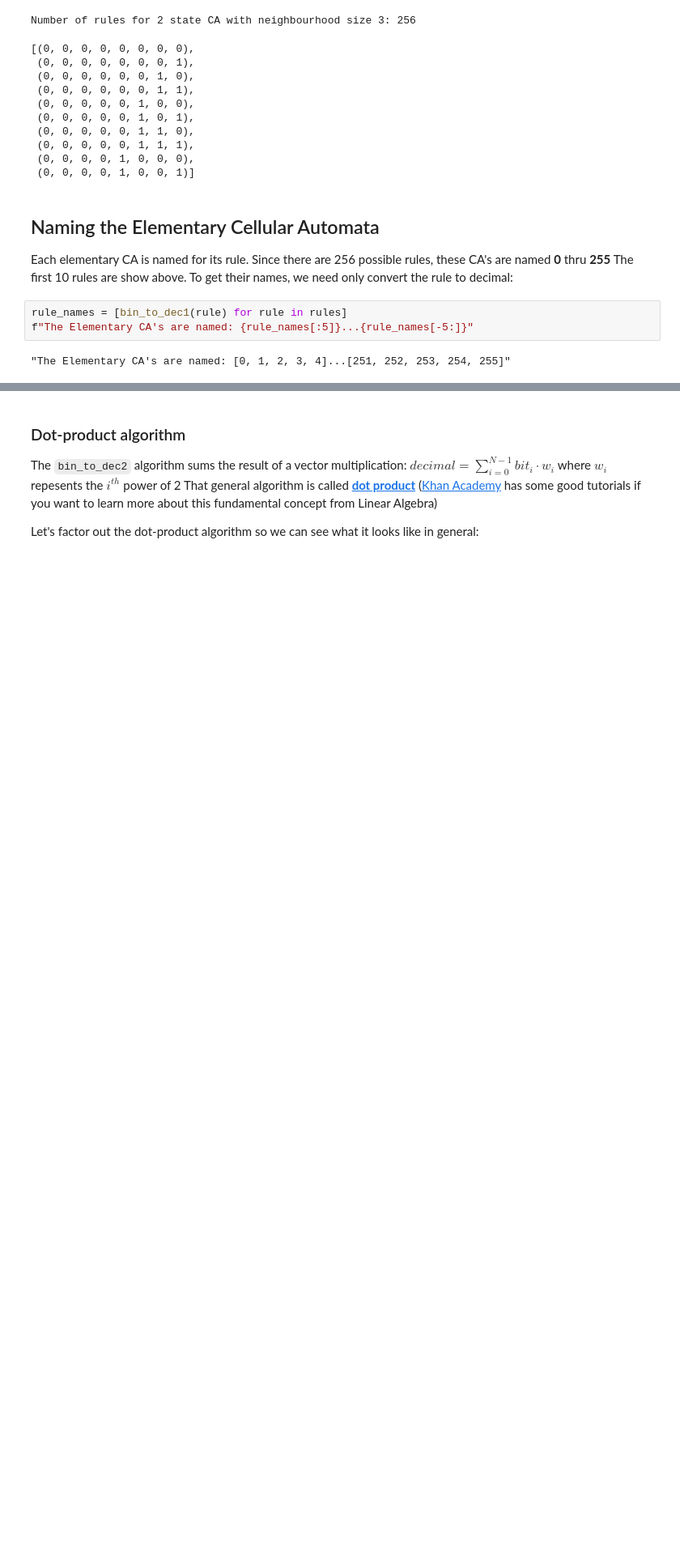
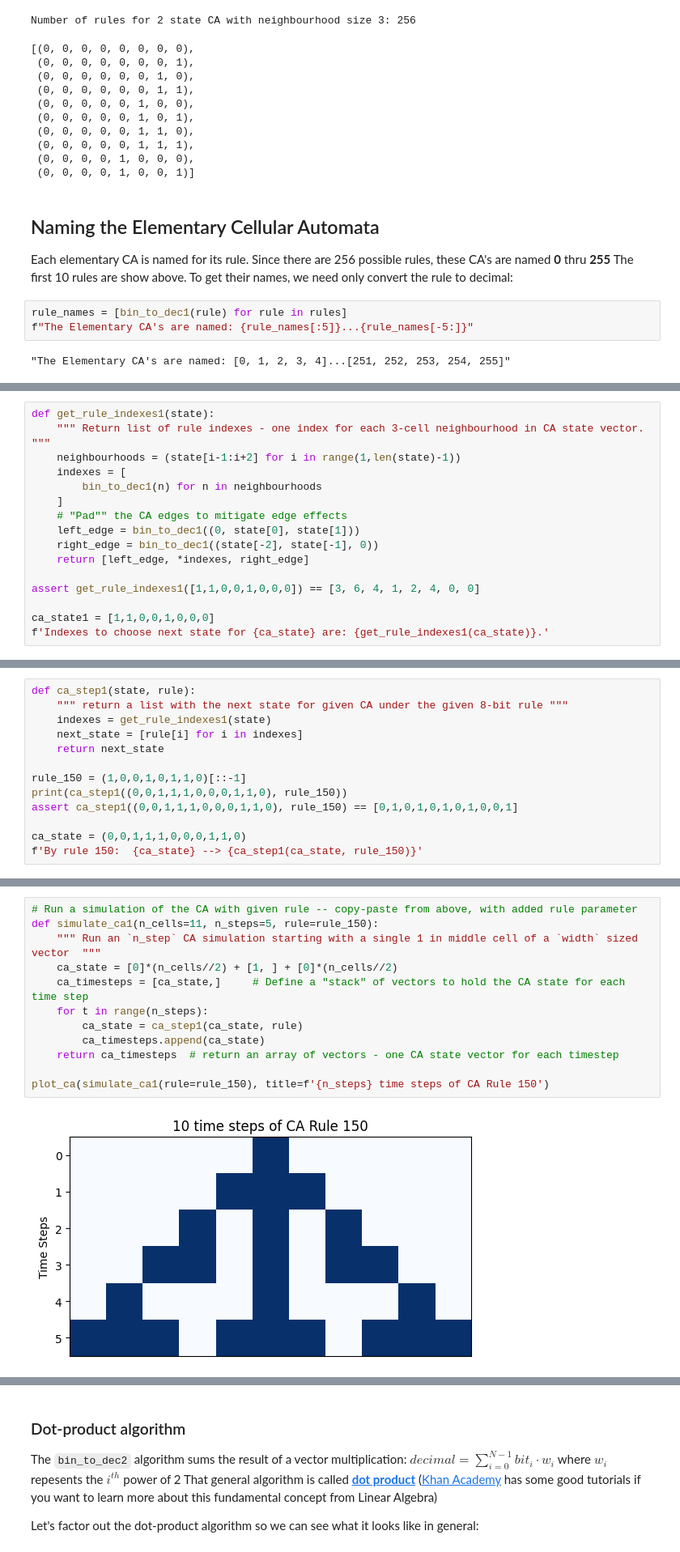
Before and after one commit to powderflask/cap-comp215, a Jupyter notebook: lessons/week05-CA-1D.ipynb, the cells around one changed output, grey strips where cells are left out. Shown at 81% size. Drawn from its saved outputs; the diff is of its cells as text; blank space fills up the shorter version.

```diff
--- a/lessons/week05-CA-1D.ipynb
+++ b/lessons/week05-CA-1D.ipynb
@@ -253,0 +266,16 @@ f"The Elementary CA's are named: {rule_names[:5]}...{rule_names[-5:]}"
+# %%
+def get_rule_indexes1(state):
+    """ Return list of rule indexes - one index for each 3-cell neighbourhood in CA state vector. """
+    neighbourhoods = (state[i-1:i+2] for i in range(1,len(state)-1))
+    indexes = [
+        bin_to_dec1(n) for n in neighbourhoods
+    ]
+    # "Pad"" the CA edges to mitigate edge effects
+    left_edge = bin_to_dec1((0, state[0], state[1]))
+    right_edge = bin_to_dec1((state[-2], state[-1], 0))
+    return [left_edge, *indexes, right_edge]
+
+assert get_rule_indexes1([1,1,0,0,1,0,0,0]) == [3, 6, 4, 1, 2, 4, 0, 0]
+
+ca_state1 = [1,1,0,0,1,0,0,0]
+f'Indexes to choose next state for {ca_state} are: {get_rule_indexes1(ca_state)}.'
@@ -253,0 +284,13 @@ f"The Elementary CA's are named: {rule_names[:5]}...{rule_names[-5:]}"
+# %%
+def ca_step1(state, rule):
+    """ return a list with the next state for given CA under the given 8-bit rule """
+    indexes = get_rule_indexes1(state)
+    next_state = [rule[i] for i in indexes]
+    return next_state
+
+rule_150 = (1,0,0,1,0,1,1,0)[::-1]
+print(ca_step1((0,0,1,1,1,0,0,0,1,1,0), rule_150))
+assert ca_step1((0,0,1,1,1,0,0,0,1,1,0), rule_150) == [0,1,0,1,0,1,0,1,0,0,1]
+
+ca_state = (0,0,1,1,1,0,0,0,1,1,0)
+f'By rule 150:  {ca_state} --> {ca_step1(ca_state, rule_150)}'
@@ -253,0 +300,14 @@ f"The Elementary CA's are named: {rule_names[:5]}...{rule_names[-5:]}"
+# %%
+# Run a simulation of the CA with given rule -- copy-paste from above, with added rule parameter
+def simulate_ca1(n_cells=11, n_steps=5, rule=rule_150):
+    """ Run an `n_step` CA simulation starting with a single 1 in middle cell of a `width` sized vector  """
+    ca_state = [0]*(n_cells//2) + [1, ] + [0]*(n_cells//2)
+    ca_timesteps = [ca_state,]     # Define a "stack" of vectors to hold the CA state for each time step
+    for t in range(n_steps):
+        ca_state = ca_step1(ca_state, rule)
+        ca_timesteps.append(ca_state)
+    return ca_timesteps  # return an array of vectors - one CA state vector for each timestep
+
+plot_ca(simulate_ca1(rule=rule_150), title=f'{n_steps} time steps of CA Rule 150')
+# %% [output]
+[figure, added]
```
Also changed, not shown: parts of 56 cells of this notebook, 1 other file.
